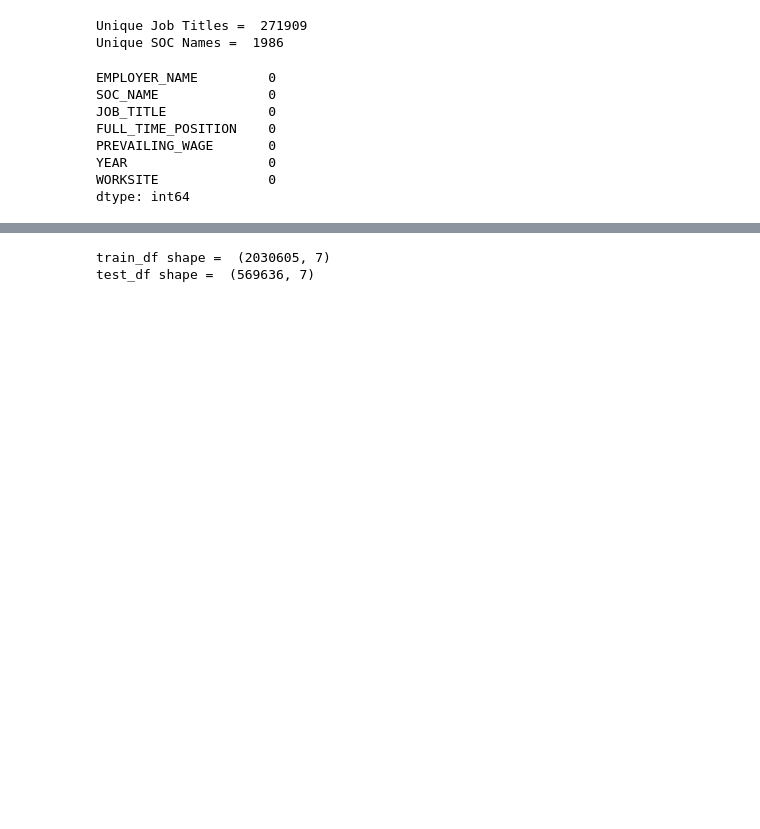
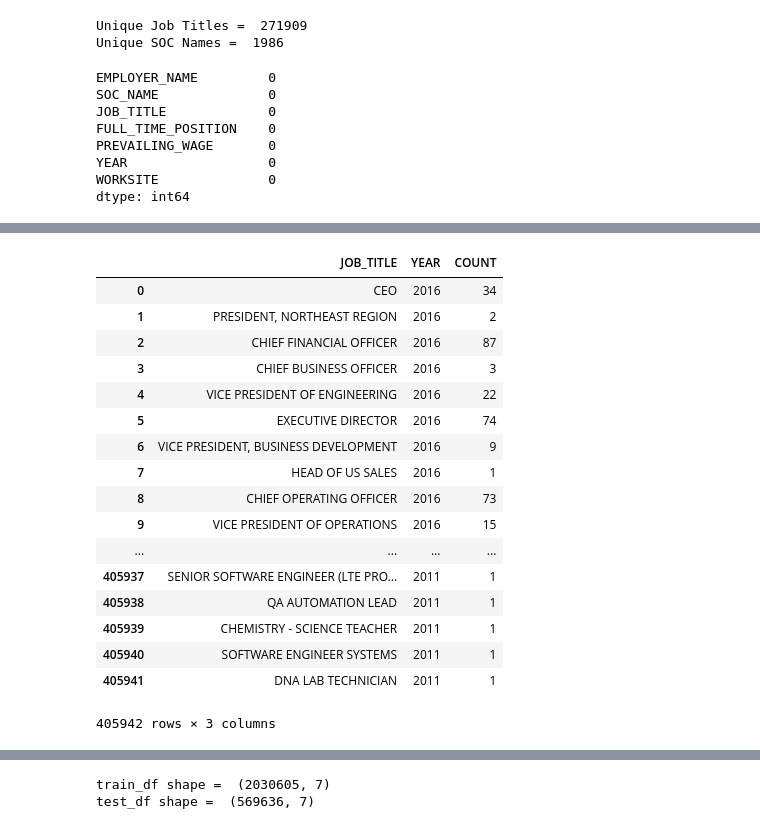
Before and after one commit to tronak19/H1B-Visa-Petition-Analysis, a Jupyter notebook: H1B.ipynb, the cells around one changed output, grey strips where cells are left out. Saved outputs shown, nothing was run; the diff lists cells and outputs as text; code cells hidden in the pictures; blank space fills up the shorter version.

```diff
--- a/H1B.ipynb
+++ b/H1B.ipynb
@@ -211,0 +294,22 @@ for i in range(len(years)):
+# %%
+overall_count_df = df.groupby(['JOB_TITLE','YEAR'], sort=False).size().reset_index(name='COUNT')
+overall_count_df
+# %% [output]
+|  | JOB_TITLE | YEAR | COUNT |
+| 0 | CEO | 2016 | 34 |
+| 1 | PRESIDENT, NORTHEAST REGION | 2016 | 2 |
+| 2 | CHIEF FINANCIAL OFFICER | 2016 | 87 |
+| 3 | CHIEF BUSINESS OFFICER | 2016 | 3 |
+| 4 | VICE PRESIDENT OF ENGINEERING | 2016 | 22 |
+| 5 | EXECUTIVE DIRECTOR | 2016 | 74 |
+| 6 | VICE PRESIDENT, BUSINESS DEVELOPMENT | 2016 | 9 |
+| 7 | HEAD OF US SALES | 2016 | 1 |
+| 8 | CHIEF OPERATING OFFICER | 2016 | 73 |
+| 9 | VICE PRESIDENT OF OPERATIONS | 2016 | 15 |
+| ... | ... | ... | ... |
+| 405937 | SENIOR SOFTWARE ENGINEER (LTE PRO... | 2011 | 1 |
+| 405938 | QA AUTOMATION LEAD | 2011 | 1 |
+| 405939 | CHEMISTRY - SCIENCE TEACHER | 2011 | 1 |
+| 405940 | SOFTWARE ENGINEER SYSTEMS | 2011 | 1 |
+| 405941 | DNA LAB TECHNICIAN | 2011 | 1 |
+405942 rows × 3 columns
```
Also changed, not shown: parts of 9 cells of this notebook.
